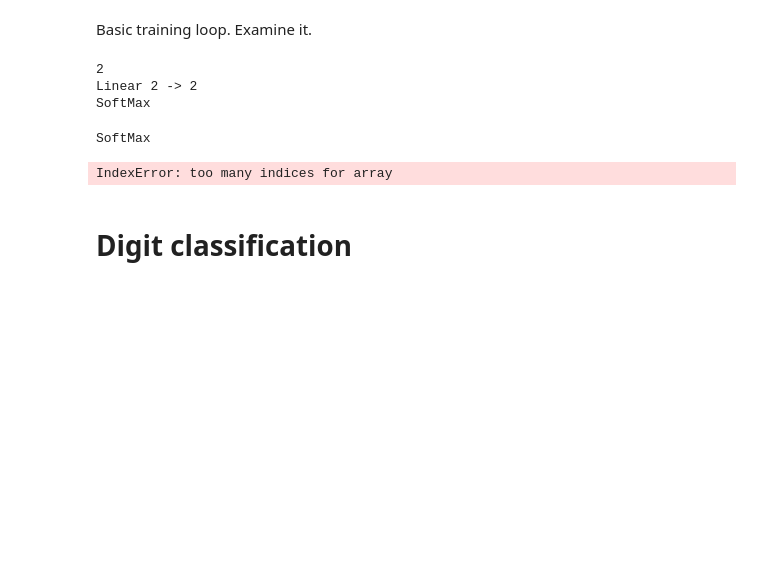
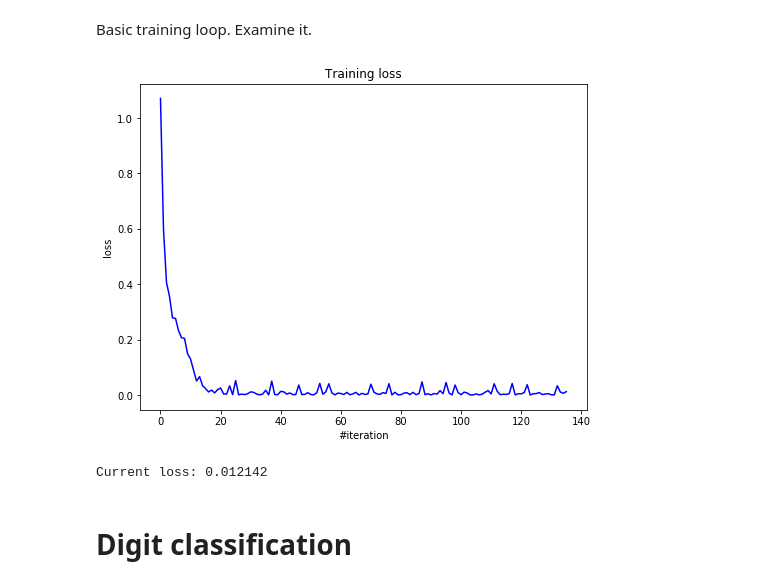
Before and after one commit to egdeliya/ml_mipt_2017, a Jupyter notebook: task5/hw1_main.ipynb, the cells around one changed output. Saved outputs shown, nothing was run; the diff lists cells and outputs as text; code cells hidden in the pictures; blank space fills up the shorter version.

```diff
--- a/task5/hw1_main.ipynb
+++ b/task5/hw1_main.ipynb
@@ -174,7 +173,7 @@ optimizer_config = {'learning_rate' : 1e-1, 'momentum': 0.9}
 optimizer_state = {}
 
 # Looping params
-n_epoch = 20
+n_epoch = 17
 batch_size = 128
 # %%
 # batch generator
@@ -199,61 +251,22 @@ Basic training loop. Examine it.
 # %%
 %run hw1_Modules.ipynb
-net = Sequential()
-net.add(Linear(2, 2))
-net.add(SoftMax())
+# net = Sequential()
+# net.add(Linear(2, 2))
+# net.add(SoftMax())
 
 criterion = ClassNLLCriterion()
+# Test something like that then
+
+net = Sequential()
+net.add(Linear(2, 4))
+net.add(ReLU())
+net.add(Linear(4, 2))
+net.add(SoftMax())
 
 print(net)
 
-# Test something like that then
-
-# net = Sequential()
-# net.add(Linear(2, 4))
-# net.add(ReLU())
-# net.add(Linear(4, 2))
-# net.add(SoftMax())
+learn_net(net, criterion, Xx, Yy, n_epoch, batch_size)
 # %% [output]
+[figure, added]
-2
-Linear 2 -> 2
-SoftMax
+Current loss: 0.012142
-# %%
-loss_history = []
-
-for i in range(n_epoch):
-    for x_batch, y_batch in get_batches((X, Y), batch_size):
-
-        net.zeroGradParameters()
-
-        # Forward
-        #print x_batch.shape
-        predictions = net.forward(x_batch)
-        loss = criterion.forward(predictions, y_batch)
-
-        # Backward
-        dp = criterion.backward(predictions, y_batch)
-        net.backward(x_batch, dp)
-
-        # Update weights
-        sgd_momentum(net.getParameters(),
-                     net.getGradParameters(),
-                     optimizer_config,
-                     optimizer_state)
-
-        loss_history.append(loss)
-
-    # Visualize
-    display.clear_output(wait=True)
-    plt.figure(figsize=(8, 6))
-
-    plt.title("Training loss")
-    plt.xlabel("#iteration")
-    plt.ylabel("loss")
-    plt.plot(loss_history, 'b')
-    plt.show()
-
-    print('Current loss: %f' % loss)
-# %% [output]
-SoftMax
-IndexError: too many indices for array
 # %% [markdown]
```
Also changed, not shown: parts of 13 cells of this notebook, 3 other files.
